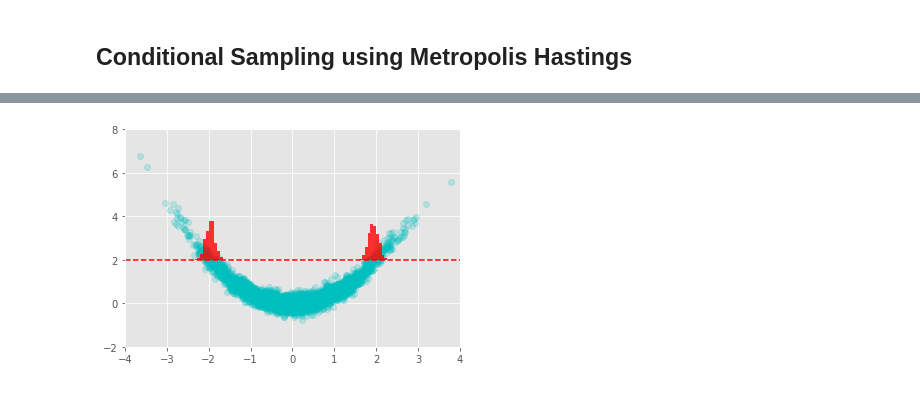
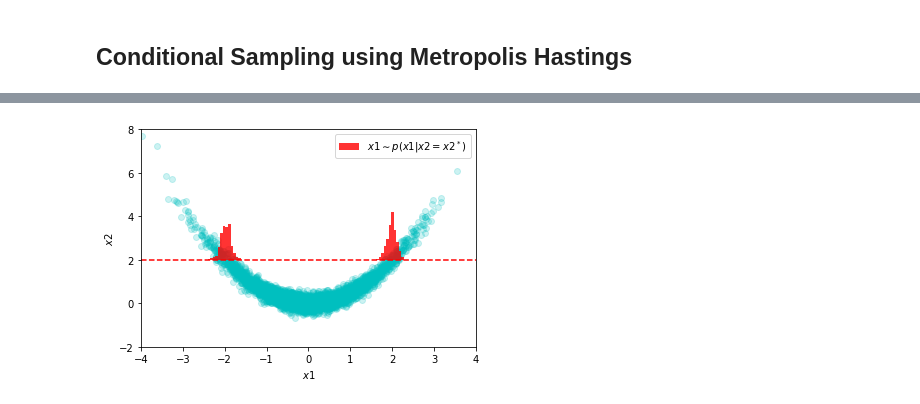
Before and after one commit to CaseyLeeDowdle/TransportNets, a Jupyter notebook: examples/banana/MH-MCMC.ipynb, the cells around one changed output, grey strips where cells are left out. Cells and saved outputs as stored; diff of their text form; code cells hidden in the pictures.

```diff
--- a/examples/banana/MH-MCMC.ipynb
+++ b/examples/banana/MH-MCMC.ipynb
@@ -46,10 +47,10 @@ ax2.plot(latent[:,0], latent[:,1], 'ro', alpha = .2)
 ### Define an NVP-based normalizing flow
 # %%
 # Create model object
-nvp = NVP(num_layers=3, neuron_list=[4,4])
+nvp = NVP(num_layers=2, neuron_list=[15,15])
 
 # Create optimizer and compile nvp with it
-opt = tf.keras.optimizers.Adam(learning_rate=2e-3, epsilon=1e-06)
+opt = tf.keras.optimizers.Adam(learning_rate=1e-3, epsilon=1e-08)
 nvp.compile(opt)
 
 # Perform a forward pass to initialize variables
@@ -72,15 +73,15 @@ _________________________________________________________________
 # %%
 # Define training options
 n_epochs = 50
-batch_size = 50
+batch_size = 400
 
 # Put the target data in a format the tf likes.
 dataset = tf.data.Dataset.from_tensor_slices(target)
-dataset = dataset.shuffle(buffer_size=5000).batch(batch_size)
+dataset = dataset.shuffle(buffer_size=num_samples).batch(batch_size)
 
 # Train the model with the new callback
 nvp.batch_norm_mode(True)
-history = nvp.fit(dataset, epochs=n_epochs)  # Pass callback to training
+history = nvp.fit(dataset, epochs=n_epochs, verbose=0, callbacks=[TqdmCallback(verbose=1)])  # Pass callback to training
 
 # Set the training variables to not update when doing passes
 nvp.batch_norm_mode(False)
@@ -124,12 +110,13 @@ plt.plot(target[:,0], target[:,1], 'co', alpha = .2)
 ## Conditional Sampling using Metropolis Hastings
 # %%
 # We want to draw condition samples from about y = 0.0
-y_star = 2.0
+x2_star = 2.0
 
 fig, ax = plt.subplots()
 forward_pass = nvp(tf.random.normal([5000,2],mean=0.0,stddev=1.0))
 ax.plot(forward_pass[:, 0], forward_pass[:, 1], 'ro', alpha=.2)
-ax.axhline(y=y_star, color='c', linestyle='--')
-ax.set(xlim=(-4,4))
-ax.set(ylim=(-2,8));
+ax.axhline(y=x2_star, color='c', linestyle='--',label='$x2^* = 2.0$')
+ax.set(xlim=(-4,4),ylim=(-2,8))
+ax.set(xlabel='$x1$',ylabel='$x2$')
+plt.legend();
 # %% [output]
@@ -138,10 +125,10 @@ ax.set(ylim=(-2,8));
 # Run the algorithm
 init_val = tf.zeros([1],tf.float32)
 b = tf.constant(2.0,tf.float32)
-niters = 10000
+niters = 15000
 y_given = tf.constant([2.0])
 log_prob_fn = model_log_prob(nvp,y_given=y_given)
 
 acc_rate, samples = MetropolisHastings(init_val,b,niters,log_prob_fn)
-print(acc_rate)
+print('acceptance rate: %0.3f'%acc_rate)
 # %% [output]
@@ -159,10 +136,11 @@ it: 10000 time: 7.990297079086304
 # %%
 # Plot the conditional samples
 fig, ax = plt.subplots()
 ax.plot(forward_pass[:, 0], forward_pass[:, 1], 'co', alpha=.2)
-ax.hist(samples[:,0], 150, (-5, 5), color='r', alpha=.8, density=True, zorder=10,bottom=2.0)
-ax.axhline(y=y_star, color='r', linestyle='--')
-ax.set(xlim=(-4,4))
-ax.set(ylim=(-2,8));
+ax.hist(samples[:,0], 100, (-3, 3), color='r', alpha=.8, density=True, zorder=10,bottom=2.0,label='$x1 \sim p(x1|x2=x2^*)$')
+ax.axhline(y=x2_star, color='r', linestyle='--')
+ax.set(xlim=(-4,4),ylim=(-2,8))
+ax.set(xlabel='$x1$',ylabel='$x2$')
+plt.legend();
 # %% [output]
-[figure, old version]
+[figure, new version]
```
Also changed, not shown: parts of 8 cells of this notebook, 7 other files.
